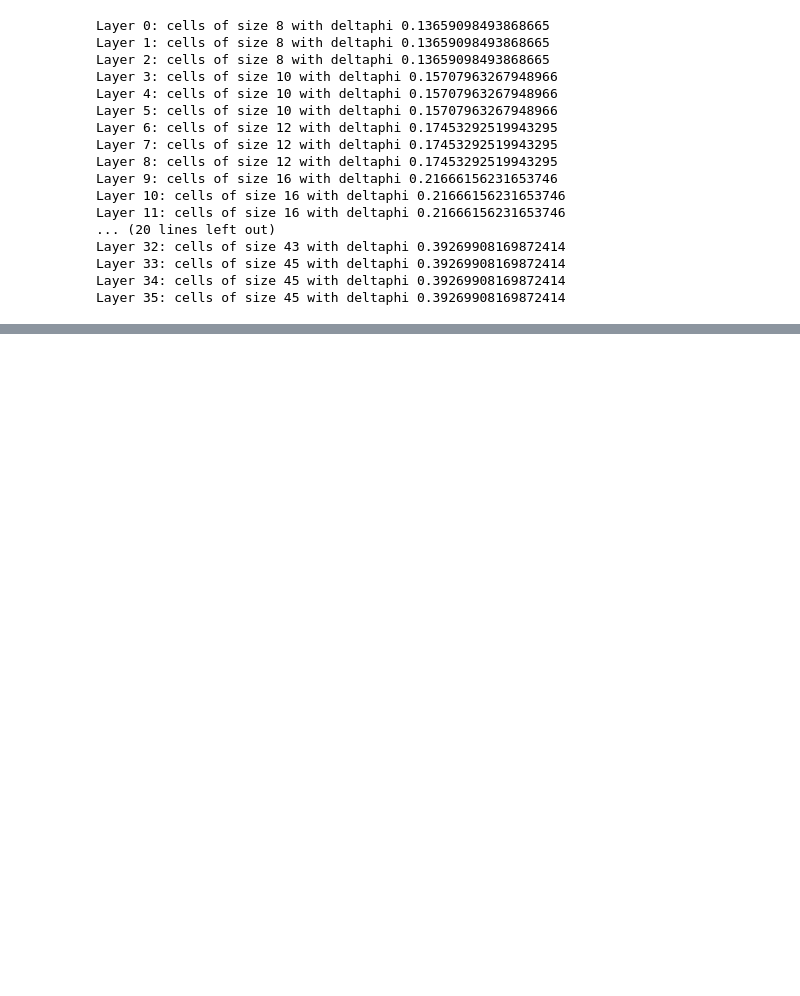
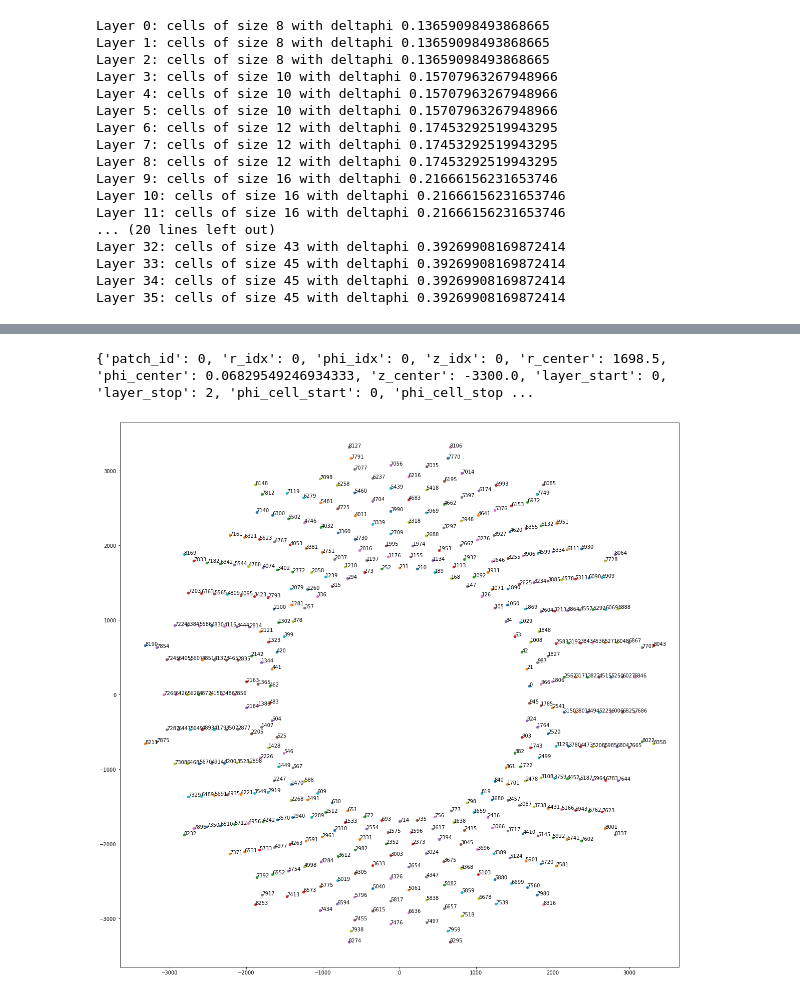
Before and after one commit to erwulff/particlemind, a Jupyter notebook: src/define_patching.ipynb, the cells around one changed output, grey strips where cells are left out. Drawn from its saved outputs; the diff is of its cells as text; code cells hidden in the pictures; blank space fills up the shorter version.

```diff
--- a/src/define_patching.ipynb
+++ b/src/define_patching.ipynb
@@ -704,0 +590,23 @@ def assign_hits_to_patches_grouped(
+# %%
+
+
+registry, unique_patch_sizes, num_patches_total = build_patch_registry(detector_patching_params)
+
+dd = 13
+
+
+# Example: 36 cells for detector hits
+x = np.array(data_dir["x"][data_dir["detector"] == dd])
+y = np.array(data_dir["y"][data_dir["detector"] == dd])
+z = np.array(data_dir["z"][data_dir["detector"] == dd])
+energy = np.array(data_dir["total_energy"][data_dir["detector"] == dd])
+
+
+results = assign_hits_to_patches_barrel(
+    x,
+    y,
+    z,
+    energy,
+    registry,
+    detector_patching_params,
+)
@@ -704,0 +650,14 @@ def assign_hits_to_patches_grouped(
+# %%
+ordered_ids = sorted(results.keys())
+patch_infos = [registry["patches"][pid] for pid in ordered_ids]
+print(patch_infos[0])
+
+plt.figure(figsize = (20, 20))
+for i in range(len(ordered_ids)):
+    if patch_infos[i]["z_center"] == (-3300):
+        plt.scatter(patch_infos[i]["r_center"]*np.cos(patch_infos[i]["phi_center"]), patch_infos[i]["r_center"]*np.sin(patch_infos[i]["phi_center"]), s = 20)
+        plt.text(patch_infos[i]["r_center"]*np.cos(patch_infos[i]["phi_center"]), patch_infos[i]["r_center"]*np.sin(patch_infos[i]["phi_center"]), patch_infos[i]["patch_id"])
+plt.show()
+# %% [output]
+{'patch_id': 0, 'r_idx': 0, 'phi_idx': 0, 'z_idx': 0, 'r_center': 1698.5, 'phi_center': 0.06829549246934333, 'z_center': -3300.0, 'layer_start': 0, 'layer_stop': 2, 'phi_cell_start': 0, 'phi_cell_stop ...
+[figure, added]
```
Also changed, not shown: parts of 19 cells of this notebook, 11 other files.
